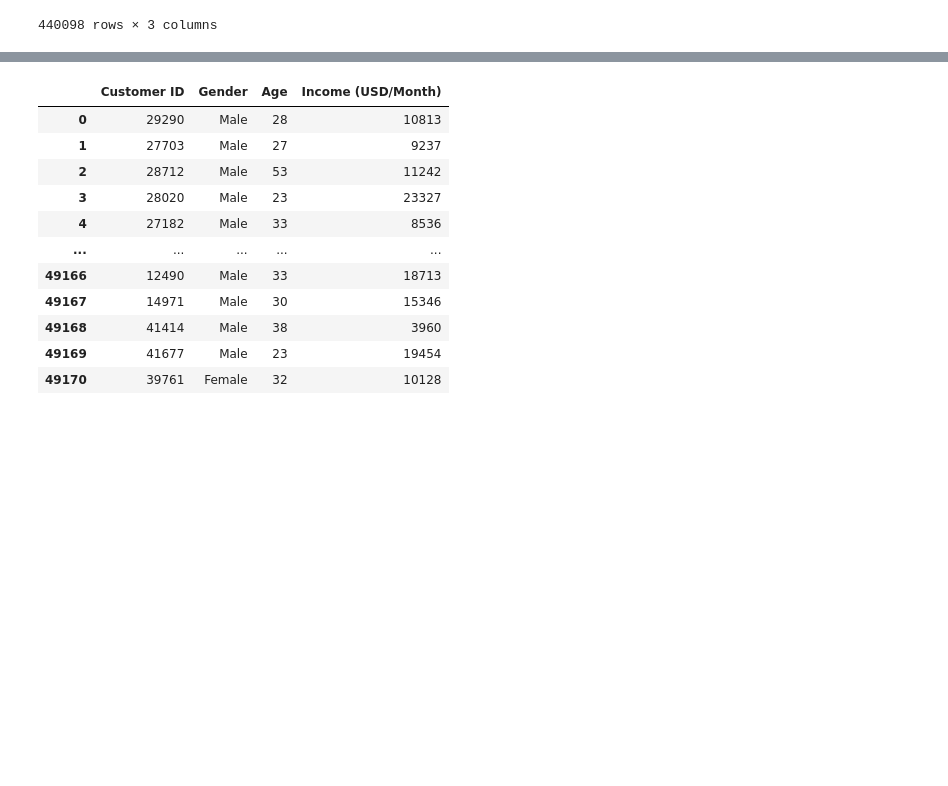
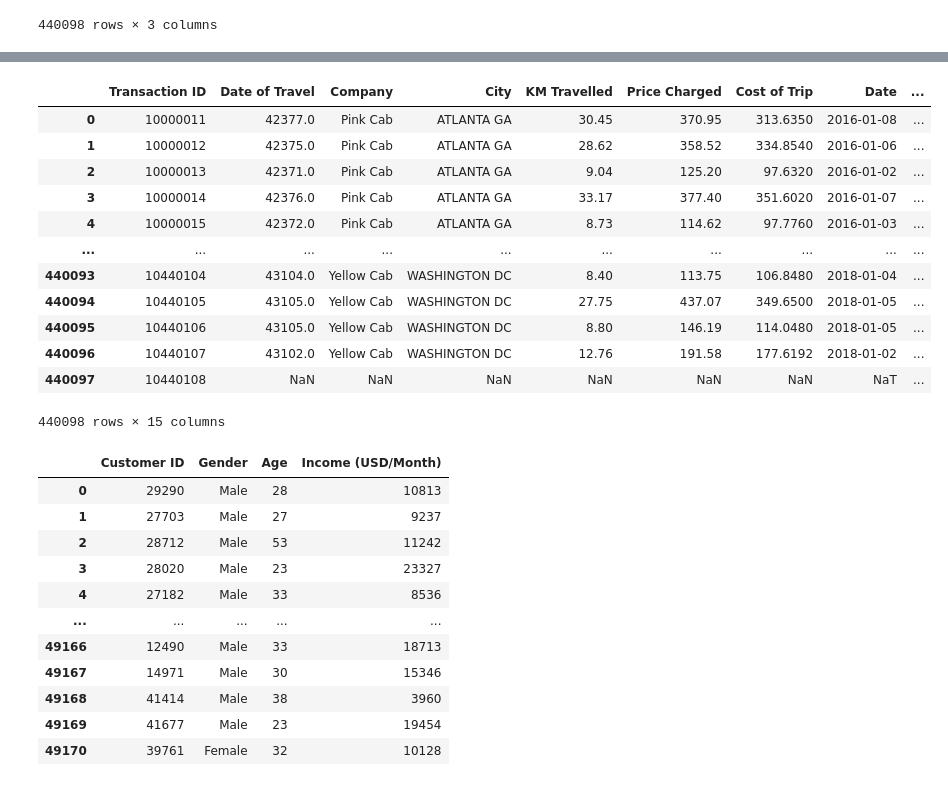
Before and after one commit to zehraozturkk/Cab_Industry, a Jupyter notebook: Processing.ipynb, the cells around one changed output, grey strips where cells are left out. Saved outputs shown, nothing was run; the diff lists cells and outputs as text; code cells hidden in the pictures; blank space fills up the shorter version.

```diff
--- a/Processing.ipynb
+++ b/Processing.ipynb
@@ -42,7 +42,7 @@ dtypes: float64(3), int64(2), object(2)
 memory usage: 19.2+ MB
 # %%
 #dateoftravel excel formatında gün şeklindedir bunu date formatına çeviriz
-cab_data['Date'] = pd.to_datetime(cab_data['Date'], origin='1899-12-30', unit='D')
+cab_data['Date'] = pd.to_datetime(cab_data['Date of Travel'], origin='1899-12-30', unit='D')
 # %%
 cab_data
 # %% [output]
@@ -152,3 +207,20 @@ merged_df
+# %%
+merged_df2_2 = pd.merge(merged_df, transaction, on='Transaction ID', how='right')
+merged_df2_2   # nan değerler de bulunuyor eşleşmeyen transaction ID'ler içerir
+# %% [output]
+|  | Transaction ID | Date of Travel | Company | City | KM Travelled | Price Charged | Cost of Trip | Date | ... |
+| 0 | 10000011 | 42377.0 | Pink Cab | ATLANTA GA | 30.45 | 370.95 | 313.6350 | 2016-01-08 | ... |
+| 1 | 10000012 | 42375.0 | Pink Cab | ATLANTA GA | 28.62 | 358.52 | 334.8540 | 2016-01-06 | ... |
+| 2 | 10000013 | 42371.0 | Pink Cab | ATLANTA GA | 9.04 | 125.20 | 97.6320 | 2016-01-02 | ... |
+| 3 | 10000014 | 42376.0 | Pink Cab | ATLANTA GA | 33.17 | 377.40 | 351.6020 | 2016-01-07 | ... |
+| 4 | 10000015 | 42372.0 | Pink Cab | ATLANTA GA | 8.73 | 114.62 | 97.7760 | 2016-01-03 | ... |
+| ... | ... | ... | ... | ... | ... | ... | ... | ... | ... |
+| 440093 | 10440104 | 43104.0 | Yellow Cab | WASHINGTON DC | 8.40 | 113.75 | 106.8480 | 2018-01-04 | ... |
+| 440094 | 10440105 | 43105.0 | Yellow Cab | WASHINGTON DC | 27.75 | 437.07 | 349.6500 | 2018-01-05 | ... |
+| 440095 | 10440106 | 43105.0 | Yellow Cab | WASHINGTON DC | 8.80 | 146.19 | 114.0480 | 2018-01-05 | ... |
+| 440096 | 10440107 | 43102.0 | Yellow Cab | WASHINGTON DC | 12.76 | 191.58 | 177.6192 | 2018-01-02 | ... |
+| 440097 | 10440108 | NaN | NaN | NaN | NaN | NaN | NaN | NaT | ... |
+440098 rows × 15 columns
 # %%
 customer = pd.read_csv('/content/drive/MyDrive/TAXİ_dataset/Customer_ID.csv')
 customer
```
Also changed, not shown: parts of 17 cells of this notebook, 1 other file.
